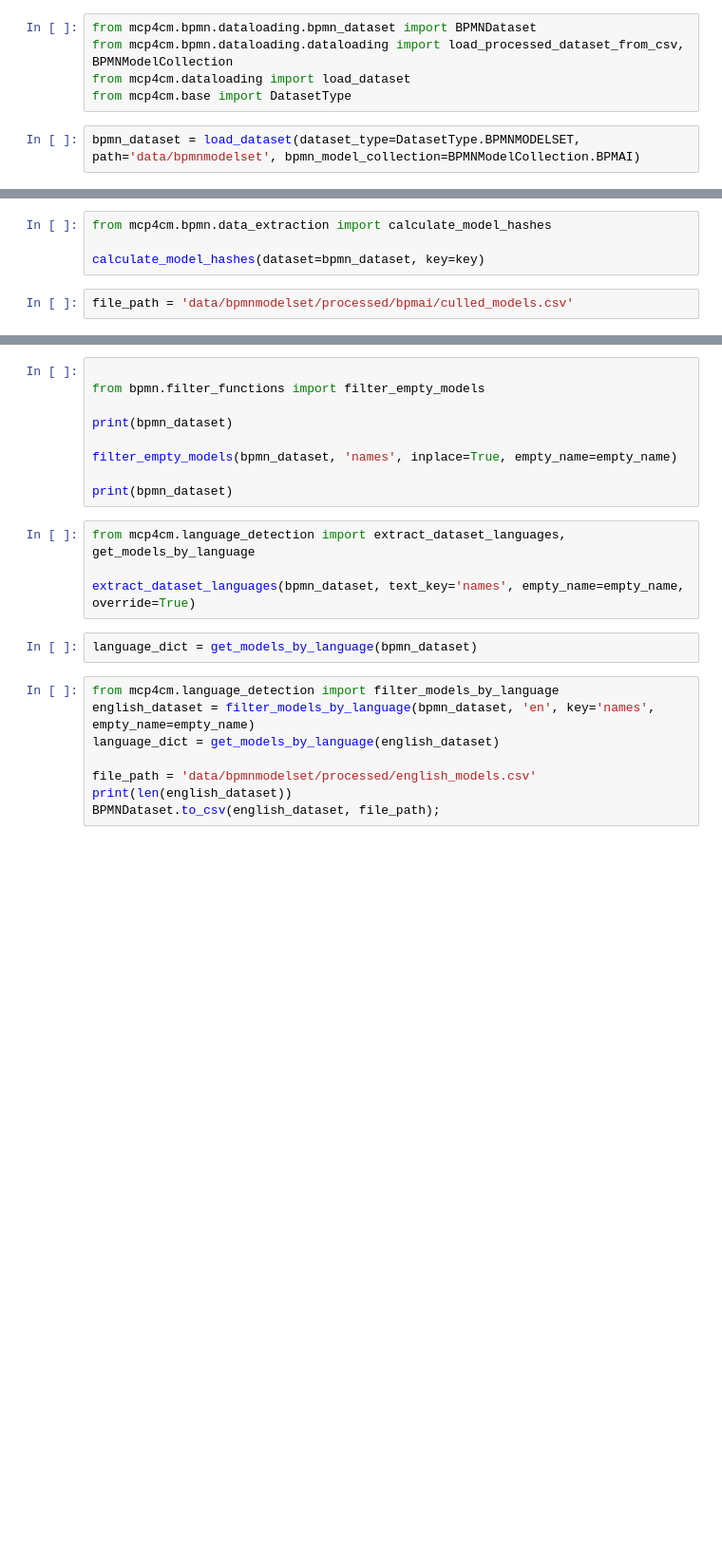
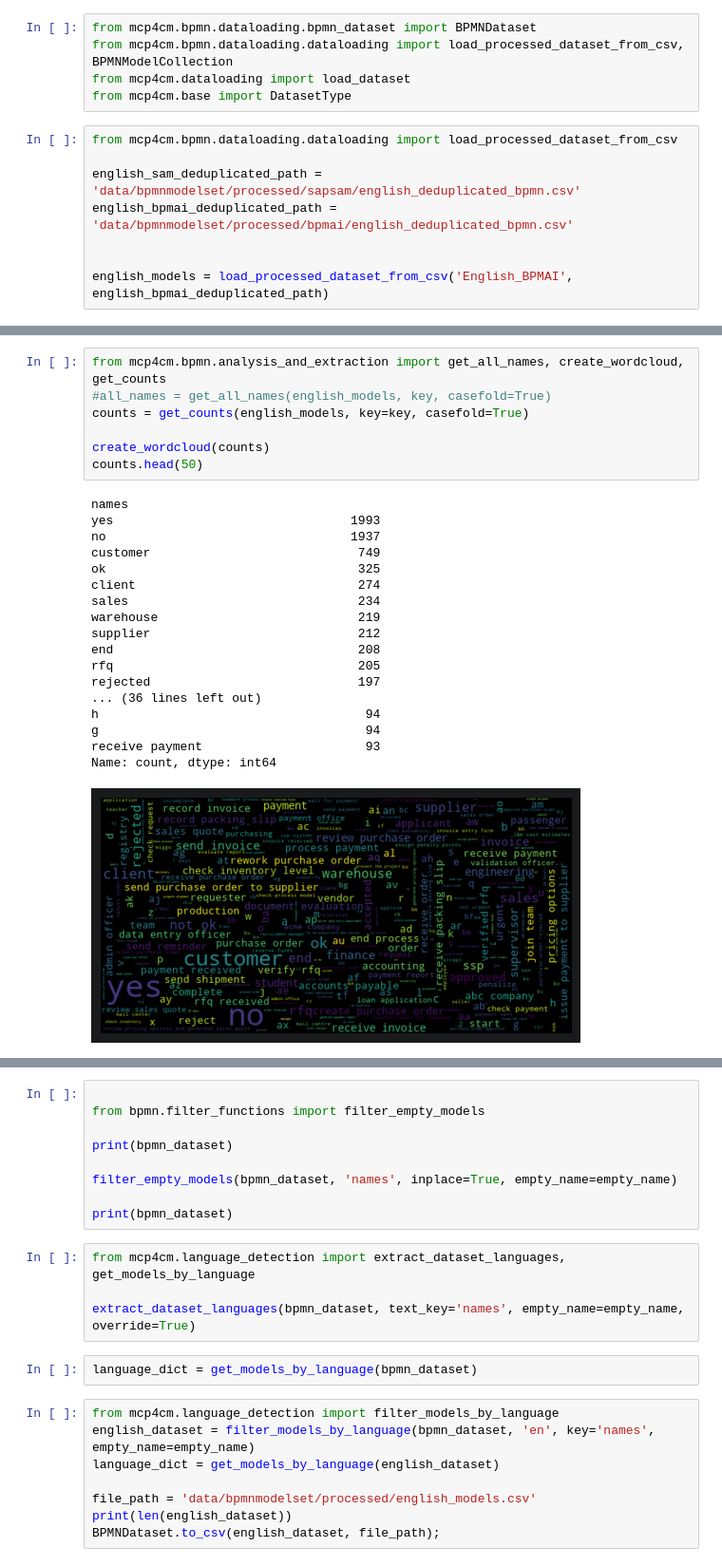
Before and after one commit to BernyWeiss/bpmn-model-cleansing, a Jupyter notebook: bpmn_analysis_notebook.ipynb, the cells around one changed output, grey strips where cells are left out. Shown at 95% size. Cells and saved outputs as stored; diff of their text form; blank space fills up the shorter version.

Commit message:
Added analysis notebook for model and name quality; added filter functions; changed types to proper re.patterns; added additional notebook for different configuration

```diff
--- a/bpmn_analysis_notebook.ipynb
+++ b/bpmn_analysis_notebook.ipynb
@@ -10,4 +8,10 @@ from mcp4cm.bpmn.dataloading.dataloading import load_processed_dataset_from_csv,
 from mcp4cm.dataloading import load_dataset
 from mcp4cm.base import DatasetType
 # %%
-bpmn_dataset = load_dataset(dataset_type=DatasetType.BPMNMODELSET, path='data/bpmnmodelset', bpmn_model_collection=BPMNModelCollection.BPMAI)
+from mcp4cm.bpmn.dataloading.dataloading import load_processed_dataset_from_csv
+
+english_sam_deduplicated_path = 'data/bpmnmodelset/processed/sapsam/english_deduplicated_bpmn.csv'
+english_bpmai_deduplicated_path = 'data/bpmnmodelset/processed/bpmai/english_deduplicated_bpmn.csv'
+
+
+english_models = load_processed_dataset_from_csv('English_BPMAI', english_bpmai_deduplicated_path)
@@ -33,6 +35,26 @@ extract_names_from_models(bpmn_dataset, use_types=use_types)
-# %%
-from mcp4cm.bpmn.data_extraction import calculate_model_hashes
-
-calculate_model_hashes(dataset=bpmn_dataset, key=key)
-# %%
-file_path = 'data/bpmnmodelset/processed/bpmai/culled_models.csv'
+# %%
+from mcp4cm.bpmn.analysis_and_extraction import get_all_names, create_wordcloud, get_counts
+#all_names = get_all_names(english_models, key, casefold=True)
+counts = get_counts(english_models, key=key, casefold=True)
+
+create_wordcloud(counts)
+counts.head(50)
+# %% [output]
+names
+yes                                1993
+no                                 1937
+customer                            749
+ok                                  325
+client                              274
+sales                               234
+warehouse                           219
+supplier                            212
+end                                 208
+rfq                                 205
+rejected                            197
+... (36 lines left out)
+h                                    94
+g                                    94
+receive payment                      93
+Name: count, dtype: int64
+[figure, added]
```
Also changed, not shown: parts of 11 cells of this notebook, 9 other files.
